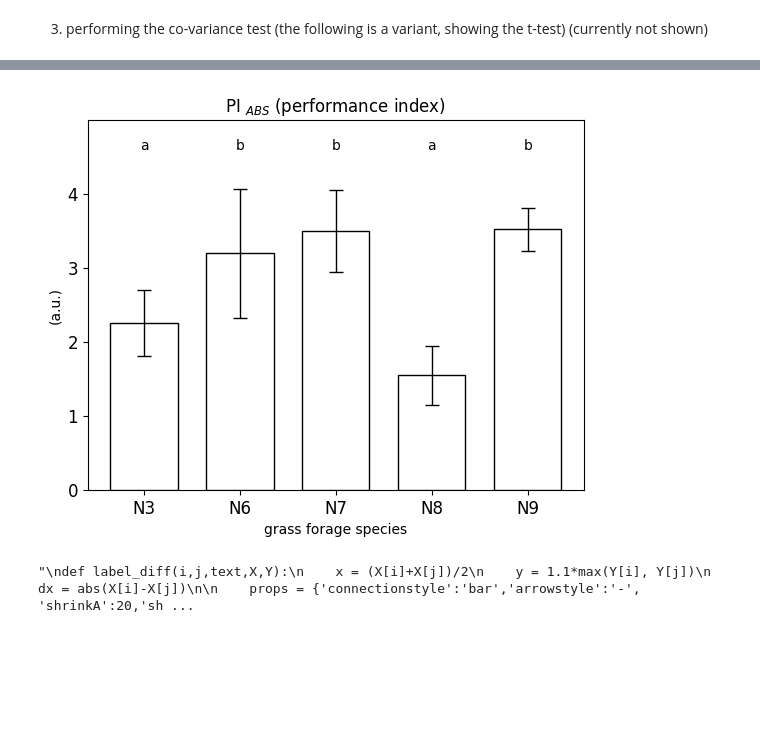
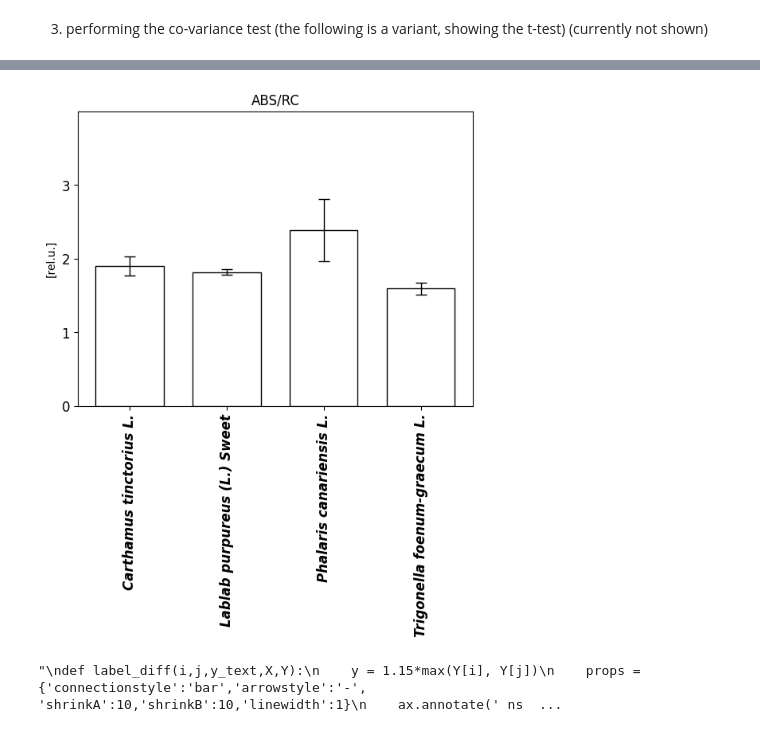
Before and after one commit to MKolaksazov/Data-Science, a Jupyter notebook: Colab code (graphs)/Tukey_test_letters.ipynb, the cells around one changed output, grey strips where cells are left out. Cells and saved outputs as stored; diff of their text form; code cells hidden in the pictures; blank space fills up the shorter version.

```diff
--- a/Colab code (graphs)/Tukey_test_letters.ipynb
+++ b/Colab code (graphs)/Tukey_test_letters.ipynb
@@ -299,0 +468,19 @@ def draw_letters(y, follow_bars):
+# %%
+''''''
+stat_result = data.groupby([sorting_labels], as_index=False).agg({'Value':['mean','std']})
+
+menMeans = stat_result['Value']['mean']
+menStd = stat_result['Value']['std']
+#grps = stat_result['Variant']
+
+labels = pd.unique(data['Variant']).astype(str)
+#print(grps)
+stat_result_df = pd.DataFrame({
+    #'Variant': grps,
+    'mean': menMeans,
+    'std': menStd
+})
+
+#labels = stat_result['Variant']
+ind  = np.arange(len(stat_result_df['std']))    # the x locations for the groups
+width= 0.7
@@ -344,53 +573,54 @@ Name: std, dtype: float64
 # %%
-menMeans = stat_result['Value']['mean']
-menStd = stat_result['Value']['std']
-labels = stat_result['Variant']
-
-ind  = np.arange(len(stat_result['Value']['std']))    # the x locations for the groups
-width= 0.7
 # Pull the formatting out here
 bar_kwargs = {'width':width,'color':'white','linewidth':1,'zorder':5,'edgecolor':'black'}
 err_kwargs = {'linewidth':1,'ecolor':'black','capsize':5, 'capthick':1}
 #'zorder':0, - only up err bars
 #for matplotlib >= v1.4 use 'fmt':'none' instead
 
 fig, ax = plt.subplots()
 
 ax.p1 = plt.bar(ind, menMeans, yerr=menStd, error_kw=err_kwargs, **bar_kwargs)
+'''
+plt.bar(named, data, color='r')
+plt.bar(named, w-data, bottom=transposed_df['e'], color='b')
 #ax.errs = plt.errorbar(ind, menMeans, yerr=menStd, **err_kwargs)
+'''
+#label_diff(4,5,np.round(result.pvalues[0], 4),ind,menMeans)
+'''
+label_diff(0,2,np.round(result.pvalues[1], 4),ind,menMeans)
+label_diff(1,3,np.round(result.pvalues[7], 4),ind,menMeans)
 
-draw_letters(y_height, False)
+y_text=0.6
+left_right=True
+label_diff(0,1,np.round(result.pvalues[0], 4),ind,menMeans+0.6, y_text=6, left_right=left_right)
+label_diff(1,2,np.round(result.pvalues[4], 4),ind,menMeans+0.9, y_text=3.7, left_right=left_right)
+label_diff(2,3,np.round(result.pvalues[7], 4),ind,menMeans+0.2, y_text=3, left_right=left_right)
+'''
+#draw_letters(y_height)
 
 ax.set(title=title_main, ylabel=y_label, xlabel=x_label)
 
 plt.xticks(ind, labels, color='k')
-ax.set_xticklabels(grps, rotation=0, fontsize=12)
-
+ax.set_xticklabels(labels, fontsize=12
+                   , style='italic', weight='bold', rotation=90)
+#wrap_labels(ax, 16)
 plt.ylim(ymax=y_height)
 ax.set_yticks(y_ticks)
 ax.set_yticklabels(y_ticks, fontsize=12)
 
 fig.suptitle('')
 plt.show()
 # %% [output]
-[figure, old version]
+[figure, new version]
 # %%
-# Custom function to draw the diff bars
+# Variant 2
 '''
-def label_diff(i,j,text,X,Y):
-    x = (X[i]+X[j])/2
-    y = 1.1*max(Y[i], Y[j])
-    dx = abs(X[i]-X[j])
-
+def label_diff(i,j,y_text,X,Y):
+    y = 1.15*max(Y[i], Y[j])
     props = {'connectionstyle':'bar','arrowstyle':'-',\
-                 'shrinkA':20,'shrinkB':20,'linewidth':2}
-    ax.annotate(text, xy=(X[i],y+7), zorder=10)
+                 'shrinkA':10,'shrinkB':10,'linewidth':1}
+    ax.annotate(' ns (p=' + str(y_text) + ')', xy=(X[i],y + y_height*0.07), zorder=10)
     ax.annotate('', xy=(X[i],y), xytext=(X[j],y), arrowprops=props)
-
-# Call the function
-label_diff(0,1,'p=0.0370',ind,menMeans)
-label_diff(1,2,'p<0.0001',ind,menMeans)
-label_diff(2,3,'p=0.0025',ind,menMeans)
 '''
 # %% [output]
-"\ndef label_diff(i,j,text,X,Y):\n    x = (X[i]+X[j])/2\n    y = 1.1*max(Y[i], Y[j])\n    dx = abs(X[i]-X[j])\n\n    props = {'connectionstyle':'bar','arrowstyle':'-',                 'shrinkA':20,'sh ...
+"\ndef label_diff(i,j,y_text,X,Y):\n    y = 1.15*max(Y[i], Y[j])\n    props = {'connectionstyle':'bar','arrowstyle':'-',                 'shrinkA':10,'shrinkB':10,'linewidth':1}\n    ax.annotate(' ns  ...
```
Also changed, not shown: parts of 29 cells of this notebook.
